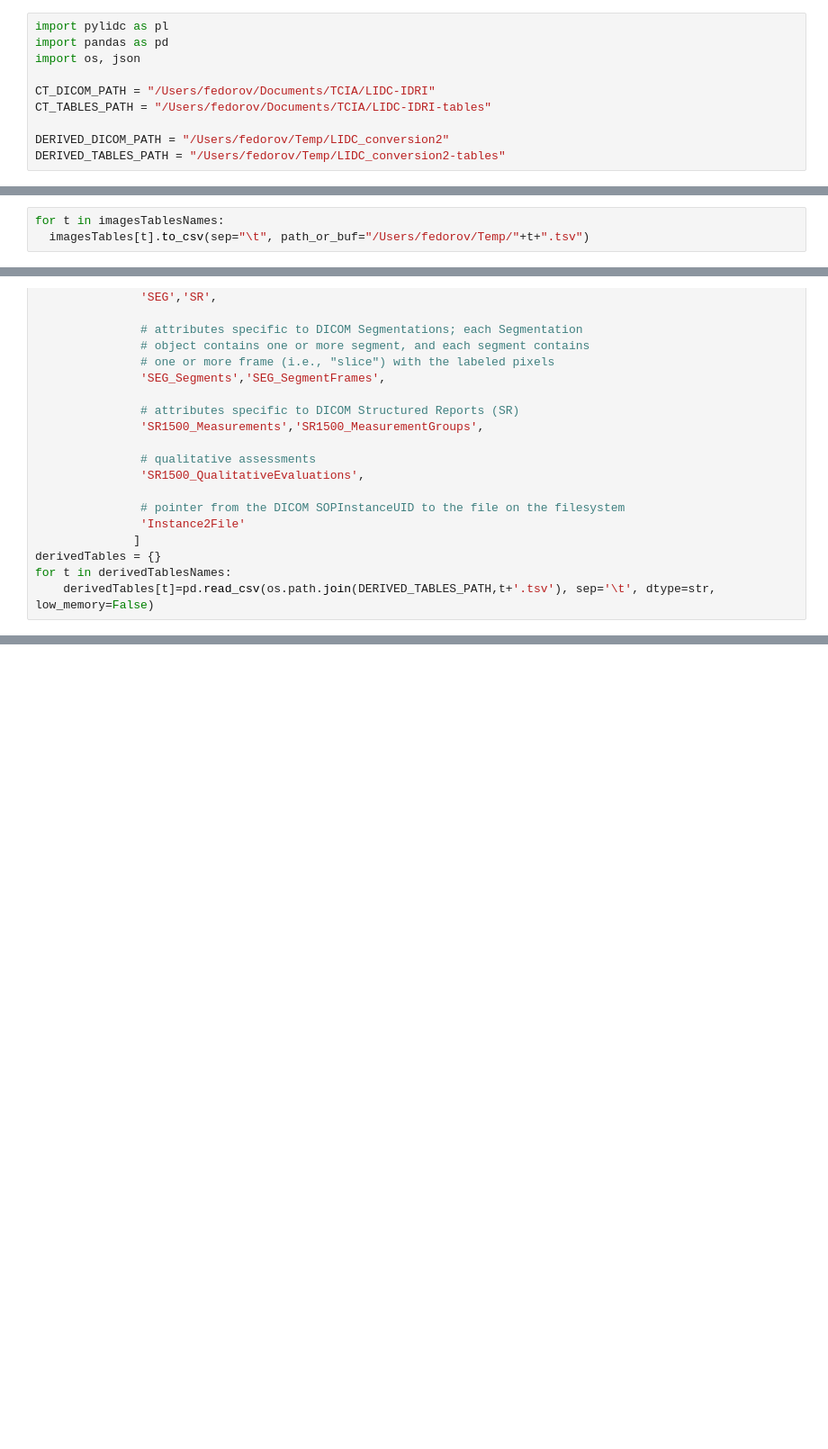
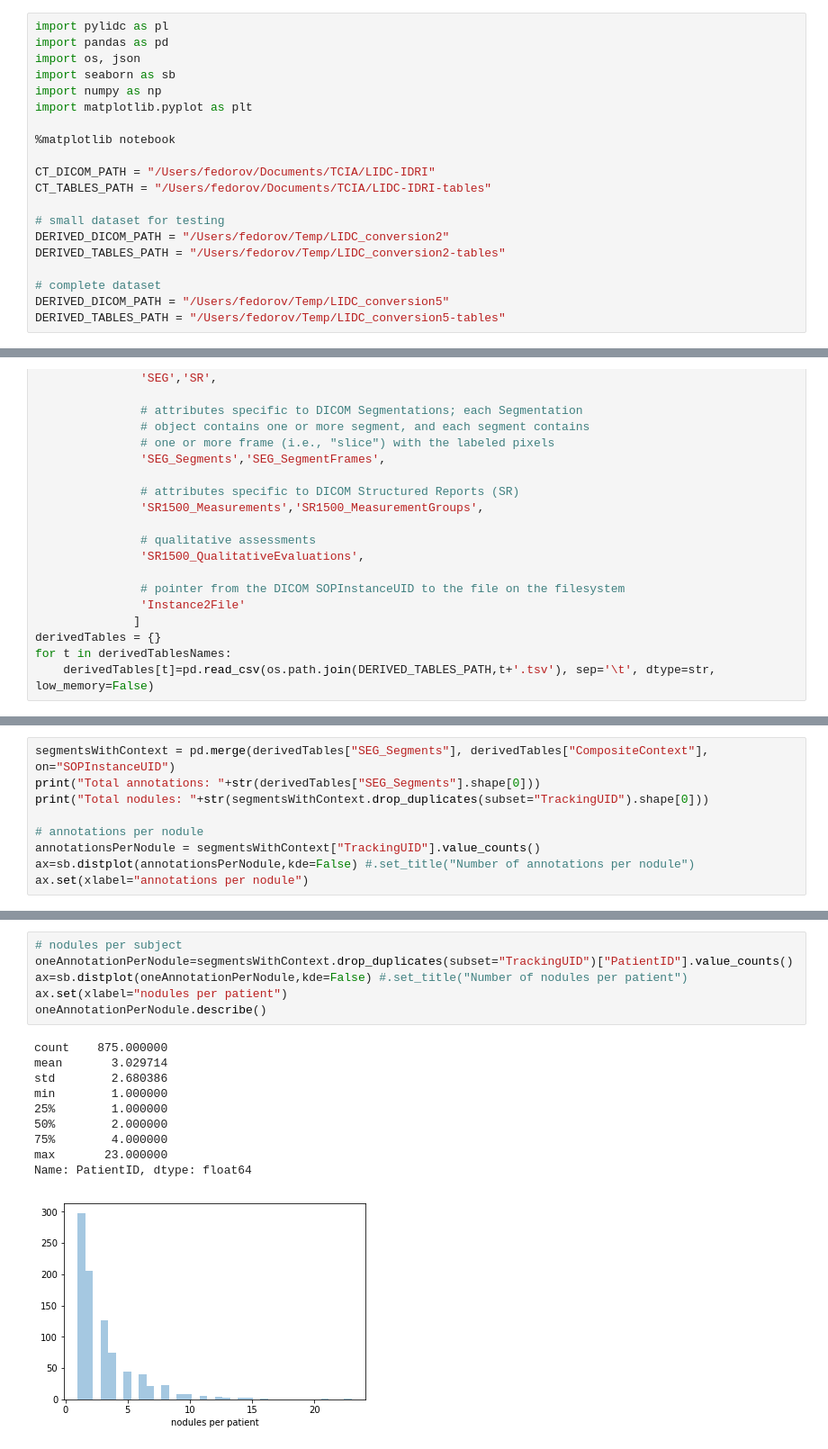
Before and after one commit to QIICR/lidc2dicom, a Jupyter notebook: notebooks/metadata_verification.ipynb, the cells around one changed output, grey strips where cells are left out. Shown at 90% size. Cells and saved outputs as stored; diff of their text form; blank space fills up the shorter version.

```diff
--- a/notebooks/metadata_verification.ipynb
+++ b/notebooks/metadata_verification.ipynb
@@ -39,9 +23,19 @@ TODO: clarify sorting is optional! explain tables building can be incremental!
 import pylidc as pl
 import pandas as pd
 import os, json
+import seaborn as sb
+import numpy as np
+import matplotlib.pyplot as plt
+
+%matplotlib notebook
 
 CT_DICOM_PATH = "/Users/fedorov/Documents/TCIA/LIDC-IDRI"
 CT_TABLES_PATH = "/Users/fedorov/Documents/TCIA/LIDC-IDRI-tables"
 
+# small dataset for testing
 DERIVED_DICOM_PATH = "/Users/fedorov/Temp/LIDC_conversion2"
 DERIVED_TABLES_PATH = "/Users/fedorov/Temp/LIDC_conversion2-tables"
+
+# complete dataset
+DERIVED_DICOM_PATH = "/Users/fedorov/Temp/LIDC_conversion5"
+DERIVED_TABLES_PATH = "/Users/fedorov/Temp/LIDC_conversion5-tables"
@@ -60,6 +62,3 @@ imagesTablesNames = [
 imagesTables = {}
 for t in imagesTablesNames:
     imagesTables[t]=pd.read_csv(os.path.join(CT_TABLES_PATH,t+'.tsv'), sep='\t', dtype=str, low_memory=False)
-# %%
-for t in imagesTablesNames:
-  imagesTables[t].to_csv(sep="\t", path_or_buf="/Users/fedorov/Temp/"+t+".tsv")
@@ -369,0 +486,9 @@ NameError: name 'stdour' is not defined
+# %%
+segmentsWithContext = pd.merge(derivedTables["SEG_Segments"], derivedTables["CompositeContext"], on="SOPInstanceUID")
+print("Total annotations: "+str(derivedTables["SEG_Segments"].shape[0]))
+print("Total nodules: "+str(segmentsWithContext.drop_duplicates(subset="TrackingUID").shape[0]))
+
+# annotations per nodule
+annotationsPerNodule = segmentsWithContext["TrackingUID"].value_counts()
+ax=sb.distplot(annotationsPerNodule,kde=False) #.set_title("Number of annotations per nodule")
+ax.set(xlabel="annotations per nodule")
@@ -369,0 +501,17 @@ NameError: name 'stdour' is not defined
+# %%
+# nodules per subject
+oneAnnotationPerNodule=segmentsWithContext.drop_duplicates(subset="TrackingUID")["PatientID"].value_counts()
+ax=sb.distplot(oneAnnotationPerNodule,kde=False) #.set_title("Number of nodules per patient")
+ax.set(xlabel="nodules per patient")
+oneAnnotationPerNodule.describe()
+# %% [output]
+count    875.000000
+mean       3.029714
+std        2.680386
+min        1.000000
+25%        1.000000
+50%        2.000000
+75%        4.000000
+max       23.000000
+Name: PatientID, dtype: float64
+[figure, added]
```
Also changed, not shown: parts of 68 cells of this notebook.
